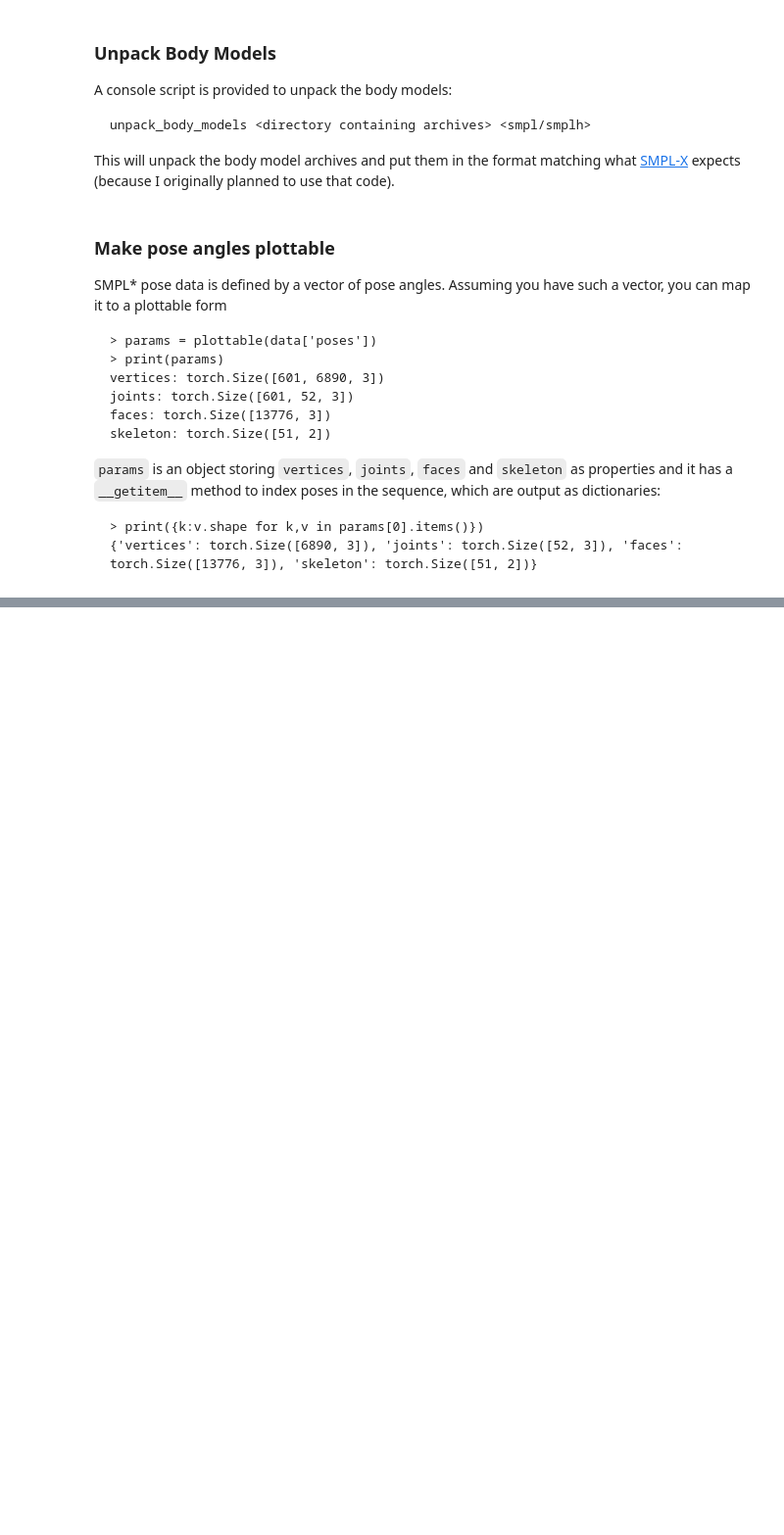
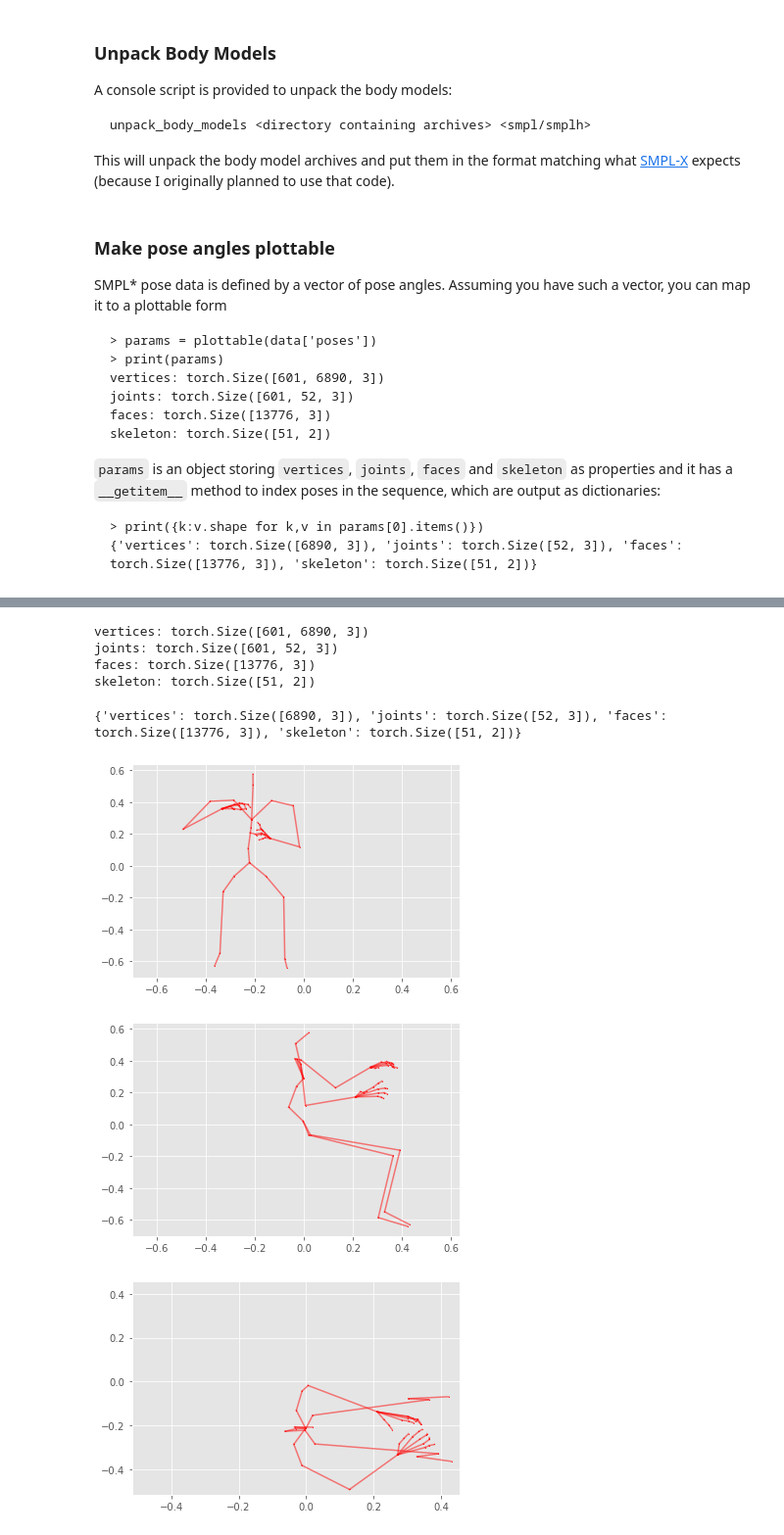
Before and after one commit to gngdb/gaitplotlib, a Jupyter notebook: index.ipynb, the cells around one changed output, grey strips where cells are left out. Shown: that part at 98% size. Cells and saved outputs as stored; diff of their text form; code cells hidden in the pictures; blank space fills up the shorter version.

```diff
--- a/index.ipynb
+++ b/index.ipynb
@@ -94,34 +95,43 @@ if enable:
 # %%
 # hide
-if enable:
-    params = plottable(data["poses"])
-    print(params)
+# smplh
+params = plottable(data["poses"])
+print(params)
+# %% [output]
+vertices: torch.Size([601, 6890, 3])
+joints: torch.Size([601, 52, 3])
+faces: torch.Size([13776, 3])
+skeleton: torch.Size([51, 2])
 # %%
 # hide
-if enable:
-    print({k: v.shape for k, v in params[0].items()})
+# smplh
+print({k: v.shape for k, v in params[0].items()})
+# %% [output]
+{'vertices': torch.Size([6890, 3]), 'joints': torch.Size([52, 3]), 'faces': torch.Size([13776, 3]), 'skeleton': torch.Size([51, 2])}
 # %%
-# hide
-if enable:
-    import matplotlib.pyplot as plt
+# smplh
+import matplotlib.pyplot as plt
 
-    plt.style.use("ggplot")
+plt.style.use("ggplot")
 
-    for d in range(3):
-        dims_to_plot = [i for i in range(3) if i != d]
-        joints, skeleton = params[0]["joints"], params.skeleton
-        j = joints[:, dims_to_plot]
-        plt.scatter(*j.T, color="r", s=0.2)
-        # dim limits must match or figure will be distorted
-        xl, yl = plt.xlim(), plt.ylim()
-        l = (min(xl[0], yl[0]), max(xl[1], yl[1]))
-        plt.xlim(*l)
-        plt.ylim(*l)
-        for bone in skeleton:
-            a = j[bone[0]]
-            b = j[bone[1]]
-            x, y = list(zip(a, b))
-            plt.plot(x, y, color="r", alpha=0.5)
-        plotted_dims = "".join(["x", "y", "z"][i] for i in dims_to_plot)
-        plt.savefig(f"images/example_2d_{plotted_dims}.png")
-        plt.show()
+for d in range(3):
+    dims_to_plot = [i for i in range(3) if i != d]
+    joints, skeleton = params[0]["joints"], params.skeleton
+    j = joints[:, dims_to_plot]
+    plt.scatter(*j.T, color="r", s=0.2)
+    # dim limits must match or figure will be distorted
+    xl, yl = plt.xlim(), plt.ylim()
+    l = (min(xl[0], yl[0]), max(xl[1], yl[1]))
+    plt.xlim(*l)
+    plt.ylim(*l)
+    for bone in skeleton:
+        a = j[bone[0]]
+        b = j[bone[1]]
+        x, y = list(zip(a, b))
+        plt.plot(x, y, color="r", alpha=0.5)
+    plotted_dims = "".join(["x", "y", "z"][i] for i in dims_to_plot)
+    plt.show()
+# %% [output]
+[figure, added]
+[figure, added]
+[figure, added]
```
Also changed, not shown: parts of 5 cells of this notebook, 11 other files.
